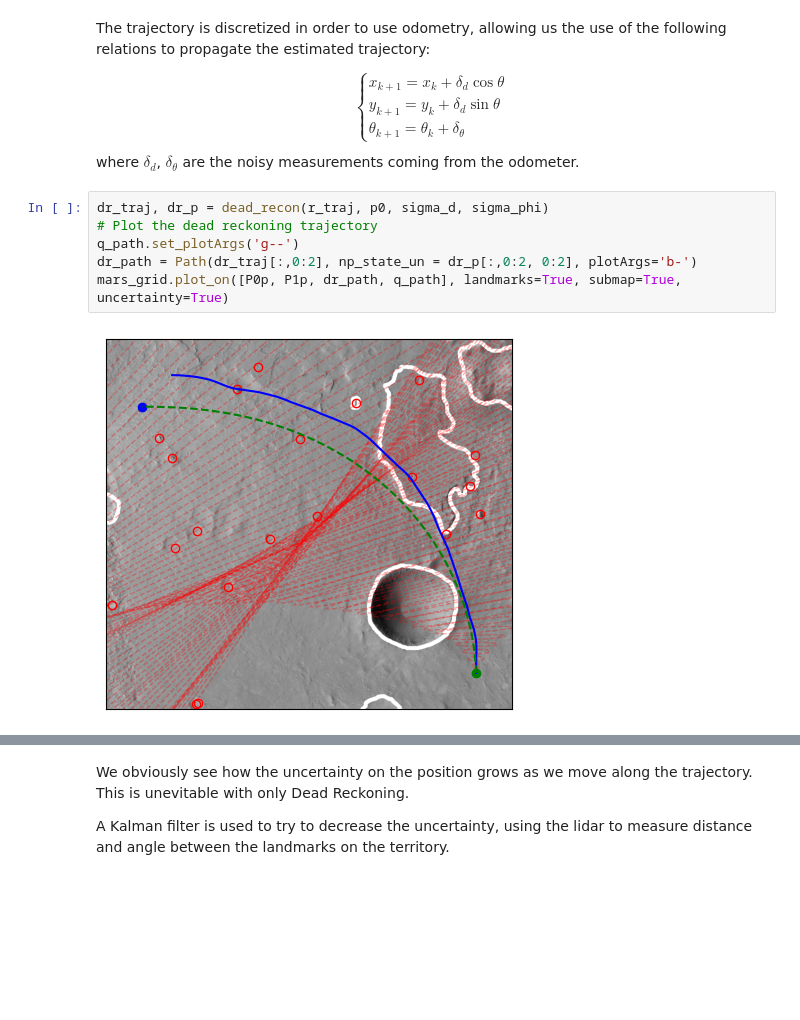
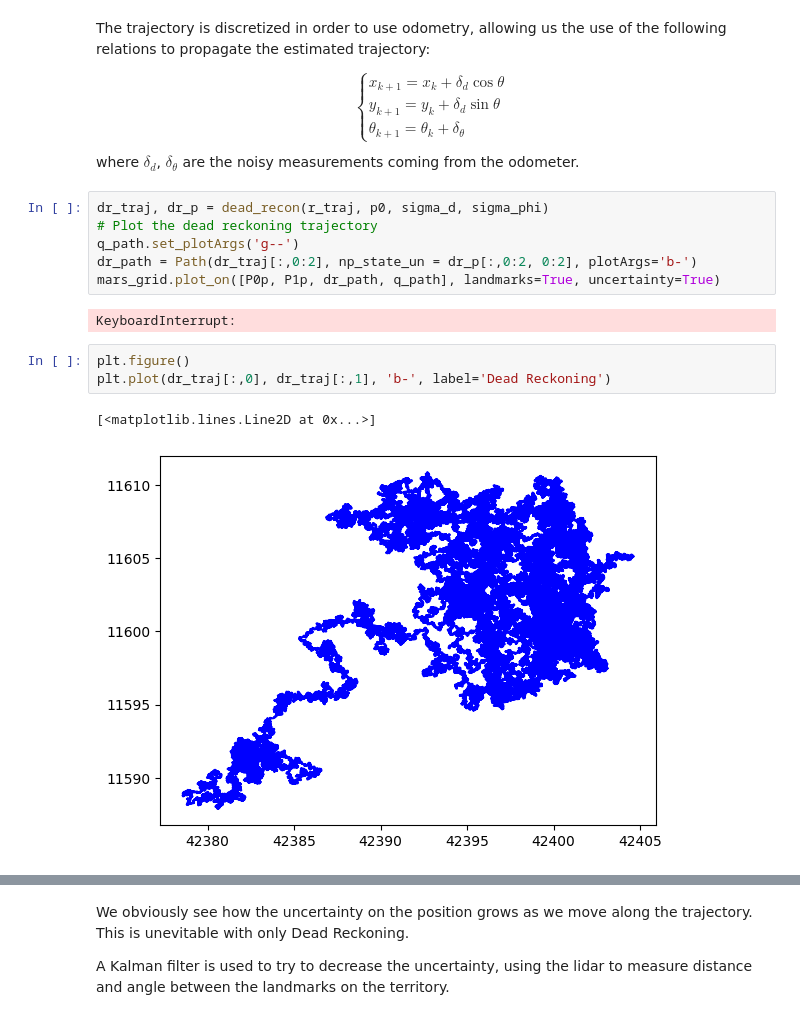
Before and after one commit to Meoli96/Robotic-pathfinding, a Jupyter notebook: main.ipynb, the cells around one changed output, grey strips where cells are left out. Saved outputs shown, nothing was run; the diff lists cells and outputs as text; blank space fills up the shorter version.

```diff
--- a/main.ipynb
+++ b/main.ipynb
@@ -344,6 +346,12 @@ dr_traj, dr_p = dead_recon(r_traj, p0, sigma_d, sigma_phi)
 # Plot the dead reckoning trajectory
 q_path.set_plotArgs('g--')
 dr_path = Path(dr_traj[:,0:2], np_state_un = dr_p[:,0:2, 0:2], plotArgs='b-')
-mars_grid.plot_on([P0p, P1p, dr_path, q_path], landmarks=True, submap=True, uncertainty=True)
+mars_grid.plot_on([P0p, P1p, dr_path, q_path], landmarks=True, uncertainty=True)
 # %% [output]
-[figure, removed]
+KeyboardInterrupt:
+# %%
+plt.figure()
+plt.plot(dr_traj[:,0], dr_traj[:,1], 'b-', label='Dead Reckoning')
+# %% [output]
+[<matplotlib.lines.Line2D at 0x...>]
+[figure, added]
```
Also changed, not shown: parts of 7 cells of this notebook, 1 other file.
